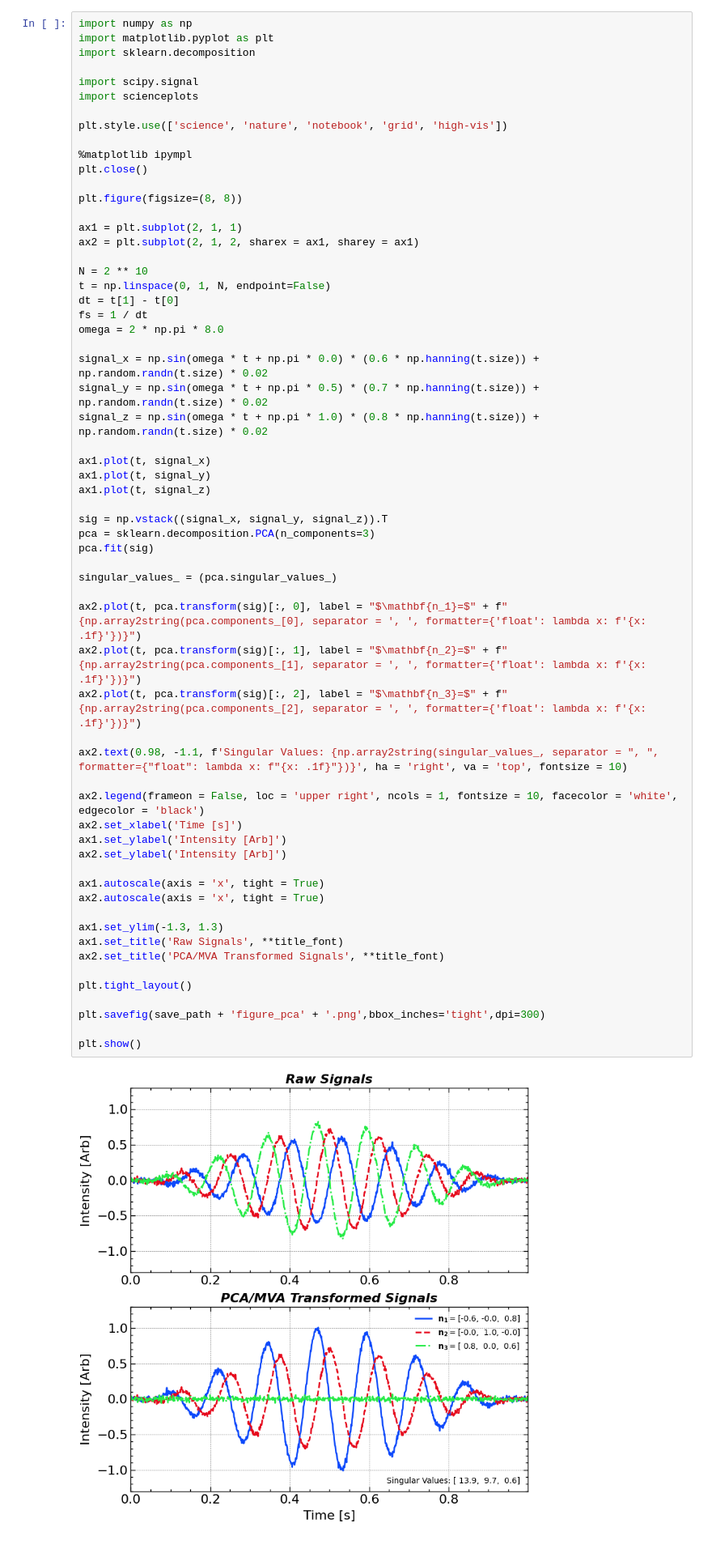
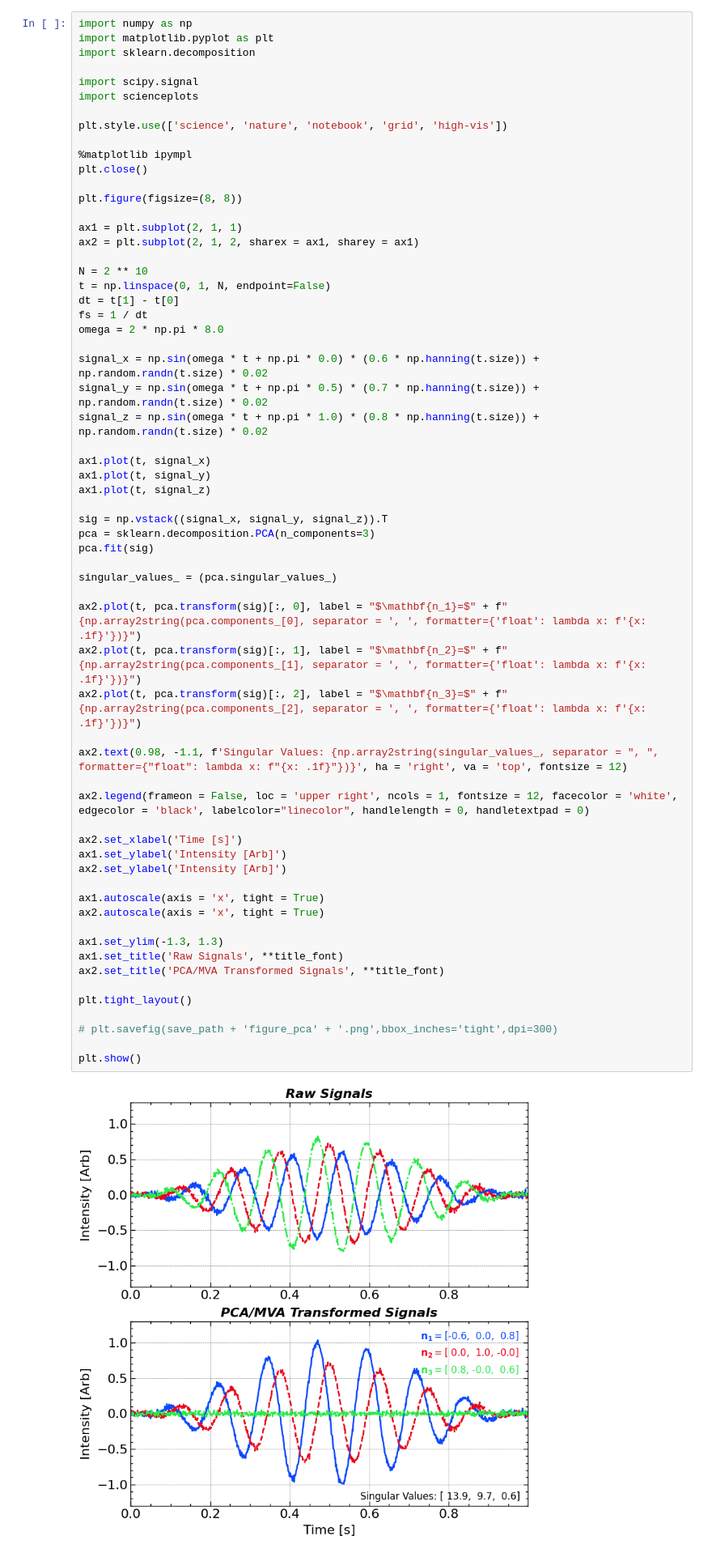
Before and after one commit to jiutongzhao/Time-Series-Data-Analysis, a Jupyter notebook: chap8.ipynb, the cells around one changed output. Shown at 81% size. Drawn from its saved outputs; the diff is of its cells as text.

```diff
--- a/chap8.ipynb
+++ b/chap8.ipynb
@@ -944,34 +944,35 @@ ax1.plot(t, signal_x)
 ax1.plot(t, signal_y)
 ax1.plot(t, signal_z)
 
 sig = np.vstack((signal_x, signal_y, signal_z)).T
 pca = sklearn.decomposition.PCA(n_components=3)
 pca.fit(sig)
 
 singular_values_ = (pca.singular_values_)
 
 ax2.plot(t, pca.transform(sig)[:, 0], label = "$\mathbf{n_1}=$" + f"{np.array2string(pca.components_[0], separator = ', ', formatter={'float': lambda x: f'{x: .1f}'})}")
 ax2.plot(t, pca.transform(sig)[:, 1], label = "$\mathbf{n_2}=$" + f"{np.array2string(pca.components_[1], separator = ', ', formatter={'float': lambda x: f'{x: .1f}'})}")
 ax2.plot(t, pca.transform(sig)[:, 2], label = "$\mathbf{n_3}=$" + f"{np.array2string(pca.components_[2], separator = ', ', formatter={'float': lambda x: f'{x: .1f}'})}")
 
-ax2.text(0.98, -1.1, f'Singular Values: {np.array2string(singular_values_, separator = ", ", formatter={"float": lambda x: f"{x: .1f}"})}', ha = 'right', va = 'top', fontsize = 10)
+ax2.text(0.98, -1.1, f'Singular Values: {np.array2string(singular_values_, separator = ", ", formatter={"float": lambda x: f"{x: .1f}"})}', ha = 'right', va = 'top', fontsize = 12)
 
-ax2.legend(frameon = False, loc = 'upper right', ncols = 1, fontsize = 10, facecolor = 'white', edgecolor = 'black')
+ax2.legend(frameon = False, loc = 'upper right', ncols = 1, fontsize = 12, facecolor = 'white', edgecolor = 'black', labelcolor="linecolor", handlelength = 0, handletextpad = 0)
+
 ax2.set_xlabel('Time [s]')
 ax1.set_ylabel('Intensity [Arb]')
 ax2.set_ylabel('Intensity [Arb]')
 
 ax1.autoscale(axis = 'x', tight = True)
 ax2.autoscale(axis = 'x', tight = True)
 
 ax1.set_ylim(-1.3, 1.3)
 ax1.set_title('Raw Signals', **title_font)
 ax2.set_title('PCA/MVA Transformed Signals', **title_font)
 
 plt.tight_layout()
 
-plt.savefig(save_path + 'figure_pca' + '.png',bbox_inches='tight',dpi=300)
+# plt.savefig(save_path + 'figure_pca' + '.png',bbox_inches='tight',dpi=300)
 
 plt.show()
 # %% [output]
-[figure, old version]
+[figure, new version]
```
Also changed, not shown: 8 other files.
